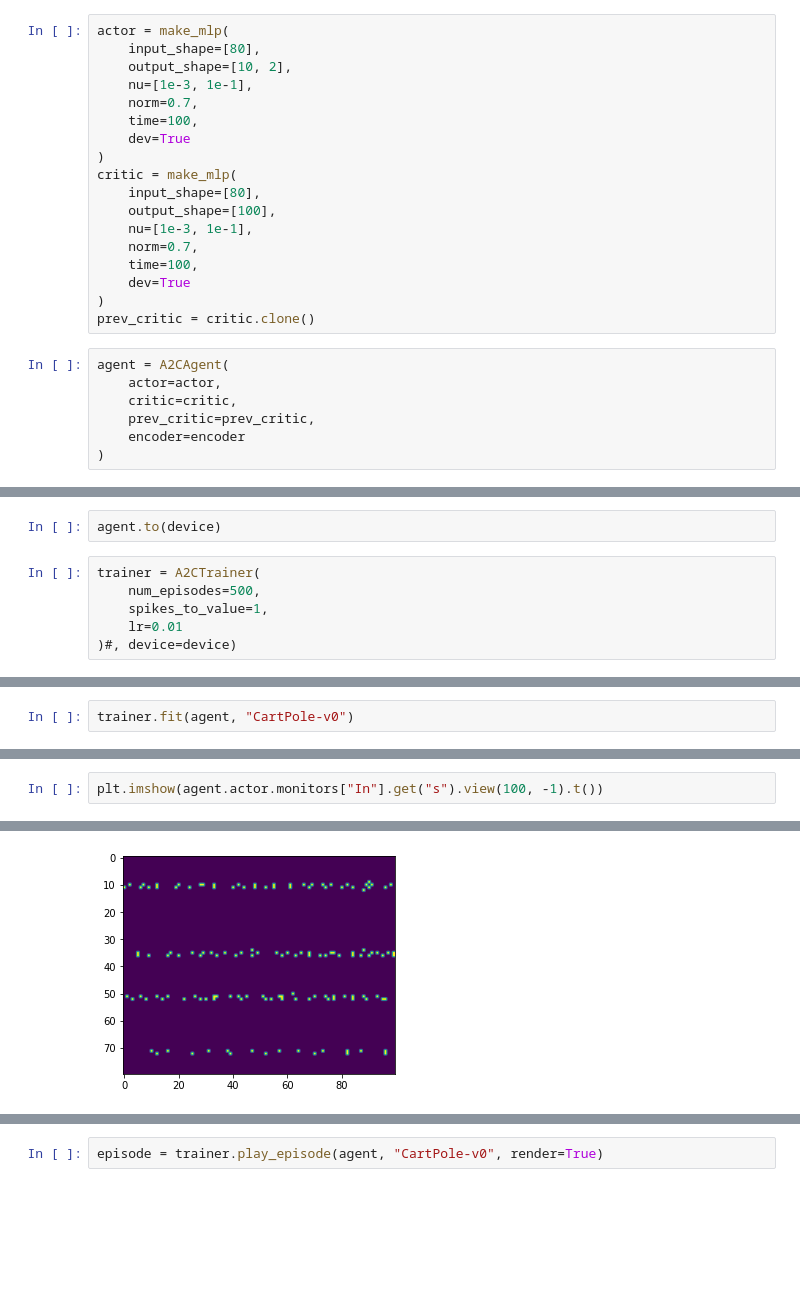
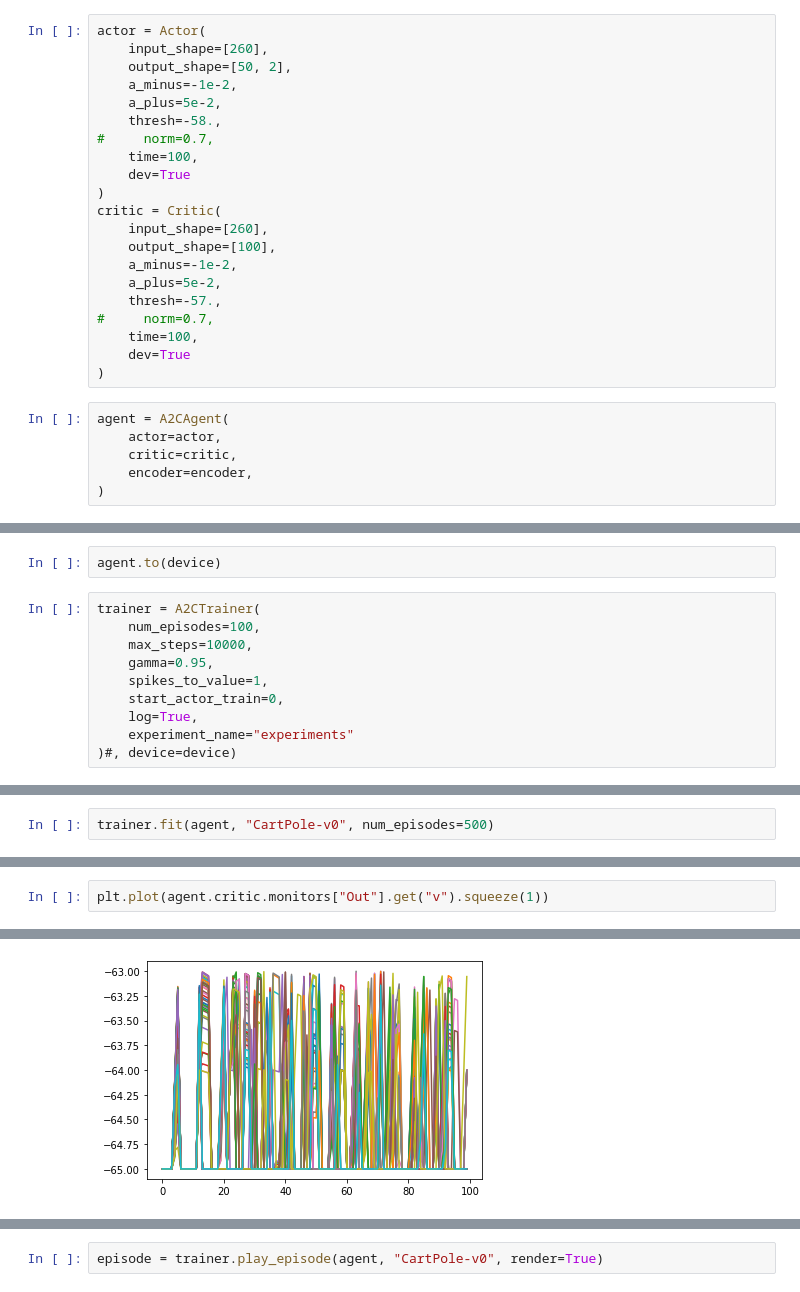
Before and after one commit to danielgafni/masters, a Jupyter notebook: notebooks/Agent.ipynb, the cells around one changed output, grey strips where cells are left out. Cells and saved outputs as stored; diff of their text form; blank space fills up the shorter version.

```diff
--- a/notebooks/Agent.ipynb
+++ b/notebooks/Agent.ipynb
@@ -13,27 +23,29 @@ device = torch.device("cuda") if torch.cuda.is_available() else torch.device("cp
 # %%
 encoder = GaussianReceptiveFieldsEncoder(encoding_info=cartpole_info, intensity=200)
 # %%
-actor = make_mlp(
-    input_shape=[80],
-    output_shape=[10, 2],
-    nu=[1e-3, 1e-1],
-    norm=0.7,
+actor = Actor(
+    input_shape=[260],
+    output_shape=[50, 2],
+    a_minus=-1e-2,
+    a_plus=5e-2,
+    thresh=-58.,
+#     norm=0.7,
     time=100,
     dev=True
 )
-critic = make_mlp(
-    input_shape=[80],
+critic = Critic(
+    input_shape=[260],
     output_shape=[100],
-    nu=[1e-3, 1e-1],
-    norm=0.7,
+    a_minus=-1e-2,
+    a_plus=5e-2,
+    thresh=-57.,
+#     norm=0.7,
     time=100,
     dev=True
 )
-prev_critic = critic.clone()
 # %%
 agent = A2CAgent(
     actor=actor,
     critic=critic,
-    prev_critic=prev_critic,
-    encoder=encoder
+    encoder=encoder,
 )
@@ -41,7 +71,11 @@ agent = A2CAgent(
 agent.to(device)
 # %%
 trainer = A2CTrainer(
-    num_episodes=500,
+    num_episodes=100,
+    max_steps=10000,
+    gamma=0.95,
     spikes_to_value=1,
-    lr=0.01
+    start_actor_train=0,
+    log=True,
+    experiment_name="experiments"
 )#, device=device)
@@ -59,3 +85,3 @@ plt.imshow(agent.actor.connections[("In", "Out")].w.cpu().numpy().T)
 # %%
-trainer.fit(agent, "CartPole-v0")
+trainer.fit(agent, "CartPole-v0", num_episodes=500)
 # %% [output]
@@ -89,3 +118,3 @@ plt.imshow(agent.actor.connections[("In", "Out")].w.numpy().T)
 # %%
-plt.imshow(agent.actor.monitors["In"].get("s").view(100, -1).t())
+plt.plot(agent.critic.monitors["Out"].get("v").squeeze(1))
 # %% [output]
@@ -93 +138 @@ plt.imshow(agent.actor.monitors["In"].get("s").view(100, -1).t())
-[figure, old version]
+[figure, new version]
```
Also changed, not shown: parts of 21 cells of this notebook, 22 other files.
